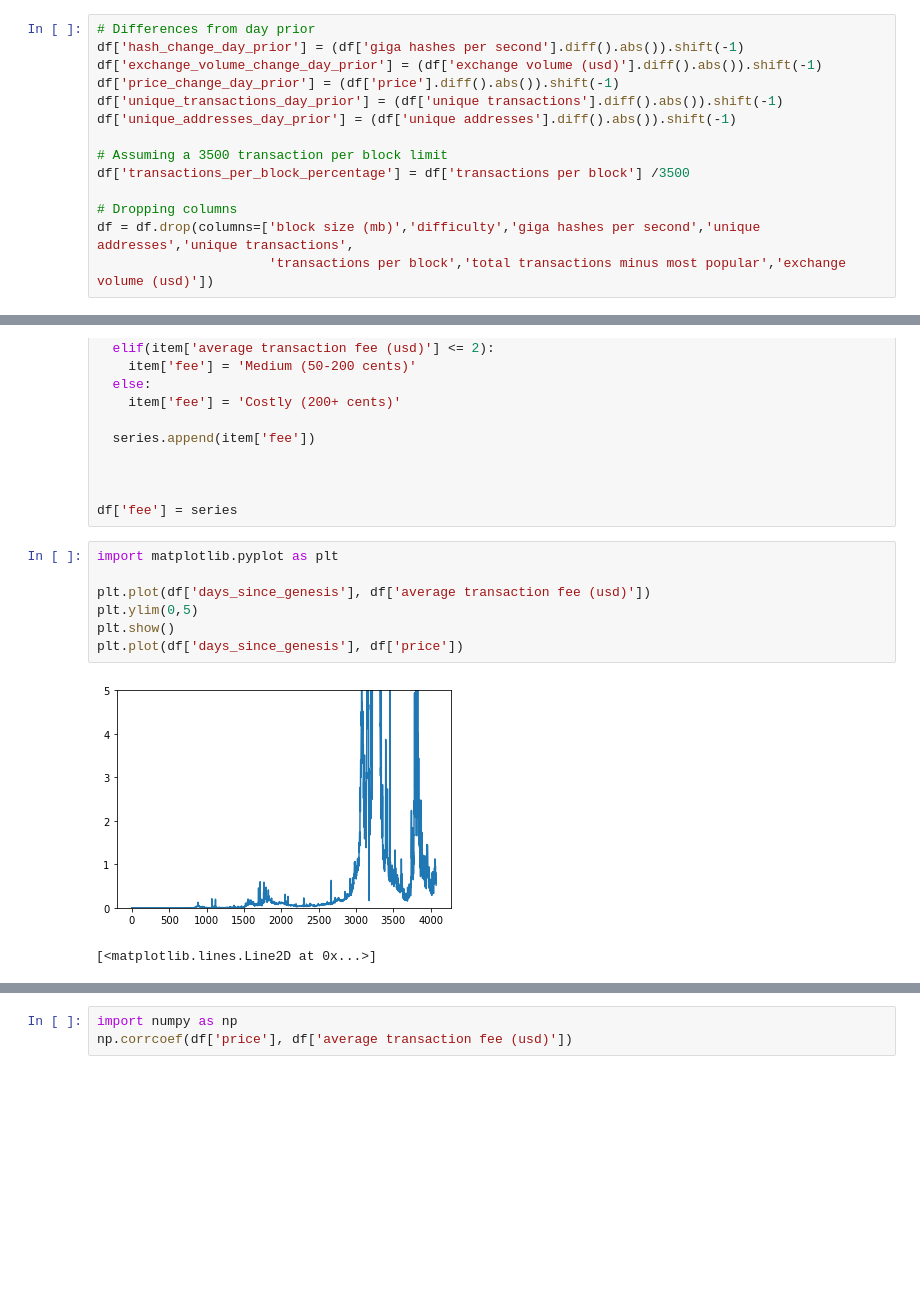
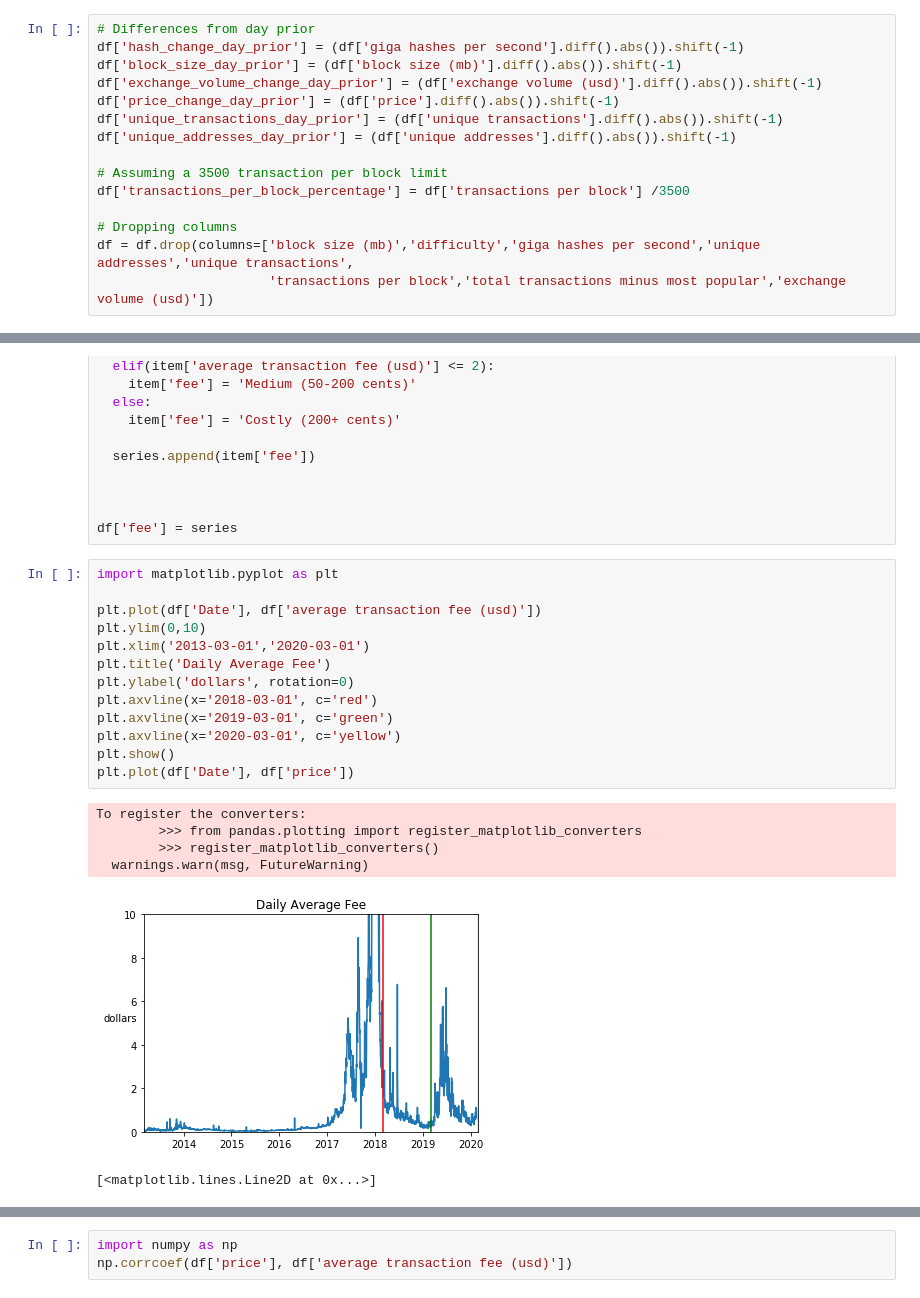
Before and after one commit to repoocsov/Build_Week_2, a Jupyter notebook: build_two.ipynb, the cells around one changed output, grey strips where cells are left out. Cells and saved outputs as stored; diff of their text form; blank space fills up the shorter version.

```diff
--- a/build_two.ipynb
+++ b/build_two.ipynb
@@ -112,6 +112,7 @@ df = df[subset]
 # %%
 # Differences from day prior
 df['hash_change_day_prior'] = (df['giga hashes per second'].diff().abs()).shift(-1)
+df['block_size_day_prior'] = (df['block size (mb)'].diff().abs()).shift(-1)
 df['exchange_volume_change_day_prior'] = (df['exchange volume (usd)'].diff().abs()).shift(-1)
 df['price_change_day_prior'] = (df['price'].diff().abs()).shift(-1)
 df['unique_transactions_day_prior'] = (df['unique transactions'].diff().abs()).shift(-1)
@@ -171,10 +172,20 @@ df['fee'] = series
 # %%
 import matplotlib.pyplot as plt
 
-plt.plot(df['days_since_genesis'], df['average transaction fee (usd)'])
-plt.ylim(0,5)
+plt.plot(df['Date'], df['average transaction fee (usd)'])
+plt.ylim(0,10)
+plt.xlim('2013-03-01','2020-03-01')
+plt.title('Daily Average Fee')
+plt.ylabel('dollars', rotation=0)
+plt.axvline(x='2018-03-01', c='red')
+plt.axvline(x='2019-03-01', c='green')
+plt.axvline(x='2020-03-01', c='yellow')
 plt.show()
-plt.plot(df['days_since_genesis'], df['price'])
+plt.plot(df['Date'], df['price'])
 # %% [output]
+To register the converters:
+        >>> from pandas.plotting import register_matplotlib_converters
+        >>> register_matplotlib_converters()
+  warnings.warn(msg, FutureWarning)
-[figure, old version]
+[figure, new version]
-[<matplotlib.lines.Line2D at 0x...>]
+[<matplotlib.lines.Line2D at 0x...>]
```
Also changed, not shown: parts of 16 cells of this notebook.
